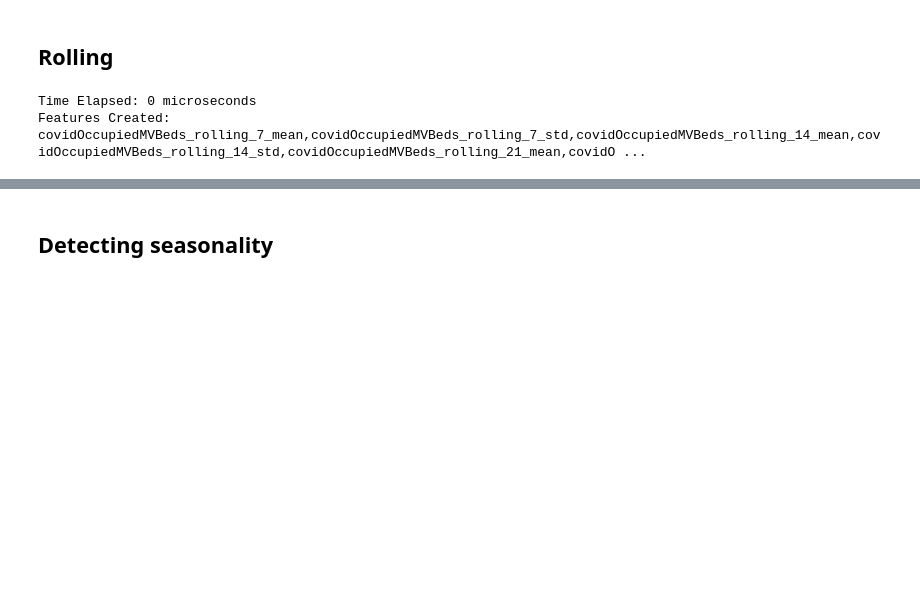
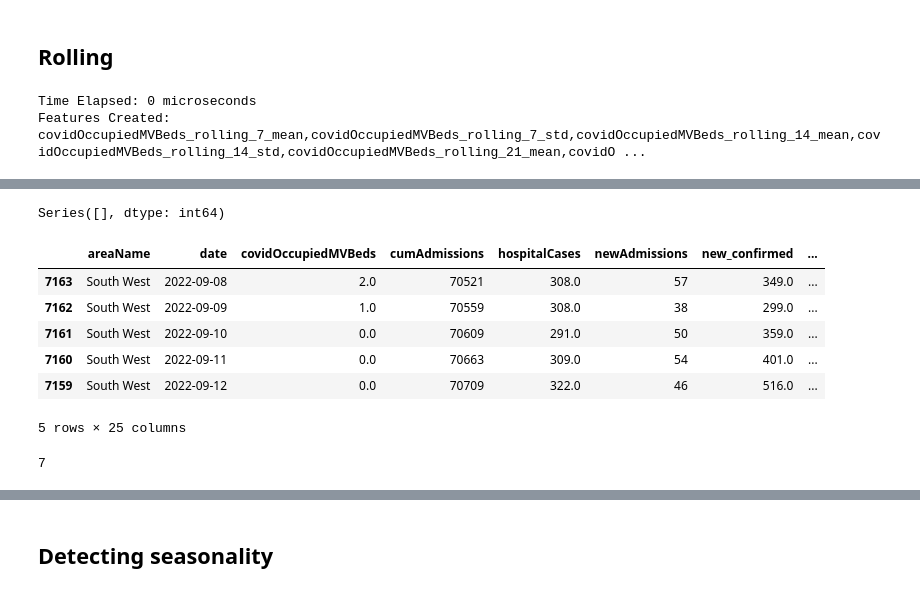
Before and after one commit to michaelajao/Multivate-forecasting, a Jupyter notebook: notebook/multivariate/forecasting with ML.ipynb, the cells around one changed output, grey strips where cells are left out. Cells and saved outputs as stored; diff of their text form; code cells hidden in the pictures; blank space fills up the shorter version.

```diff
--- a/notebook/multivariate/forecasting with ML.ipynb
+++ b/notebook/multivariate/forecasting with ML.ipynb
@@ -197,7 +199,7 @@ data.head()
 # %%
 from src.feature_engineering.autoregressive_features import add_lags
 
-lags = [1, 3, 7, 14, 21, 28]
+lags = [3, 7, 14, 21, 28]
 
 with LogTime():
     data, added_features = add_lags(
@@ -255,14 +257,14 @@ print(f"Features Created: {','.join(added_features)}")
 Time Elapsed: 0 microseconds
 Features Created: covidOccupiedMVBeds_rolling_7_mean,covidOccupiedMVBeds_rolling_7_std,covidOccupiedMVBeds_rolling_14_mean,covidOccupiedMVBeds_rolling_14_std,covidOccupiedMVBeds_rolling_21_mean,covidO ...
 # %%
-from src.feature_engineering.autoregressive_features import add_ewma
+# from src.feature_engineering.autoregressive_features import add_ewma
 
-with LogTime():
-    data, added_features = add_ewma(
-        data,
-        spans=[7, 14, 21],
-        column="covidOccupiedMVBeds",
-        ts_id="areaName",
-        use_32_bit=True,
-    )
-print(f"Features Created: {','.join(added_features)}")
+# with LogTime():
+#     data, added_features = add_ewma(
+#         data,
+
+#         column="covidOccupiedMVBeds",
+#         ts_id="areaName",
+#         use_32_bit=True,
+#     )
+# print(f"Features Created: {','.join(added_features)}")
@@ -358,0 +271,12 @@ data = data.groupby("areaName").progress_apply(calculate_vax_index)
+# %%
+# function for creating temporal features and day of the week and month in the dataset
+
+
+def create_temporal_features(df, date_column):
+    df["month"] = df[date_column].dt.month
+    df["day"] = df[date_column].dt.day
+    df["day_of_week"] = df[date_column].dt.dayofweek
+    return df
+
+
+data = create_temporal_features(data, "date")
@@ -358,0 +299,21 @@ data = data.groupby("areaName").progress_apply(calculate_vax_index)
+# %%
+# solve the missing values with backward fill
+data = data.fillna(method="bfill")
+nc = data.isnull().sum()
+nc[nc > 0]
+# %% [output]
+Series([], dtype: int64)
+# %%
+data.tail()
+# %% [output]
+|  | areaName | date | covidOccupiedMVBeds | cumAdmissions | hospitalCases | newAdmissions | new_confirmed | ... |
+| 7163 | South West | 2022-09-08 | 2.0 | 70521 | 308.0 | 57 | 349.0 | ... |
+| 7162 | South West | 2022-09-09 | 1.0 | 70559 | 308.0 | 38 | 299.0 | ... |
+| 7161 | South West | 2022-09-10 | 0.0 | 70609 | 291.0 | 50 | 359.0 | ... |
+| 7160 | South West | 2022-09-11 | 0.0 | 70663 | 309.0 | 54 | 401.0 | ... |
+| 7159 | South West | 2022-09-12 | 0.0 | 70709 | 322.0 | 46 | 516.0 | ... |
+5 rows × 25 columns
+# %%
+data["areaName"].nunique()
+# %% [output]
+7
```
Also changed, not shown: parts of 38 cells of this notebook, 22 other files.
